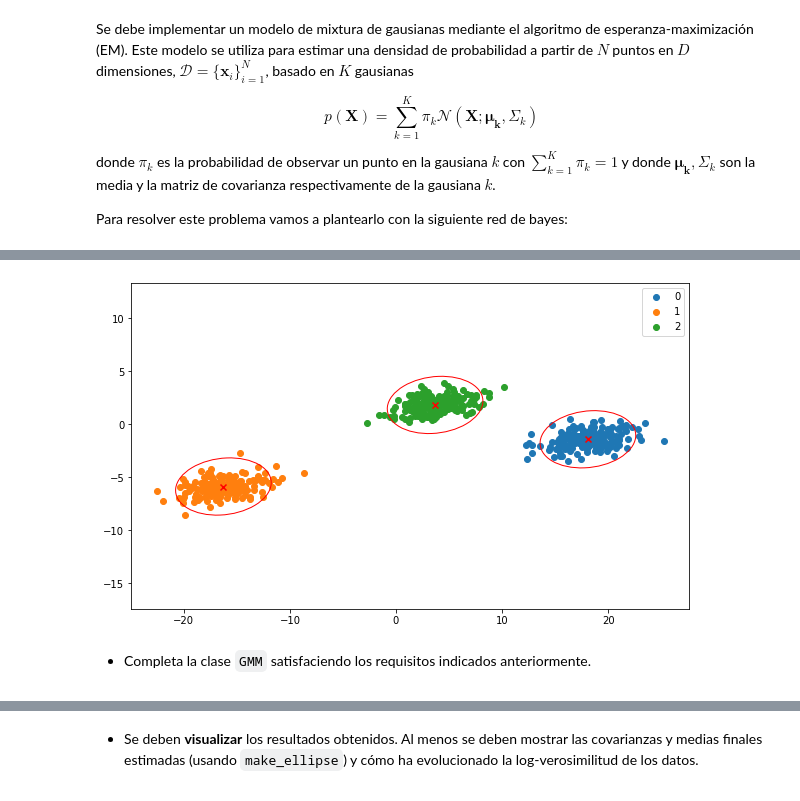
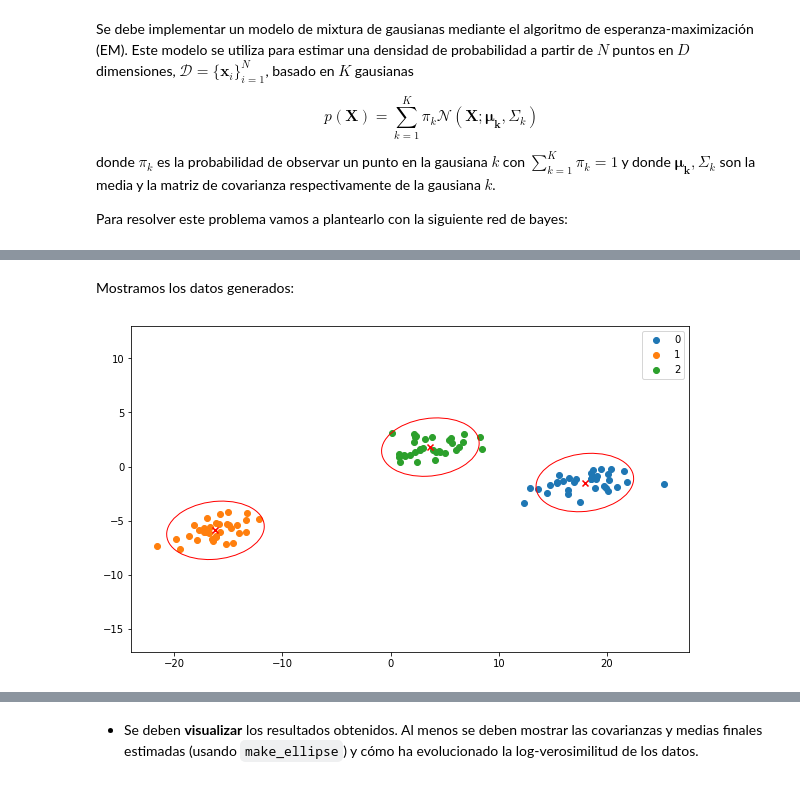
Before and after one commit to fjsaezm/mcd-bayes, a Jupyter notebook: Practica_GMM.ipynb, the cells around one changed output, grey strips where cells are left out. Saved outputs shown, nothing was run; the diff lists cells and outputs as text; code cells hidden in the pictures.

```diff
--- a/Practica_GMM.ipynb
+++ b/Practica_GMM.ipynb
@@ -180,11 +160,7 @@ def plot_elipses(X, y, transformation):
+# %% [markdown]
+Mostramos los datos generados:
 # %%
-X, y, transformation = generate_dataset(N = 500)
+X, y, transformation = generate_dataset(N = 100)
 _ = plot_elipses(X, y , transformation)
 # %% [output]
-[figure, old version]
+[figure, new version]
-# %% [markdown]
-<div class="qst">
-
-* Completa la clase `GMM` satisfaciendo los requisitos indicados anteriormente.
-
-</div>
```
Also changed, not shown: parts of 31 cells of this notebook, 1 other file.
